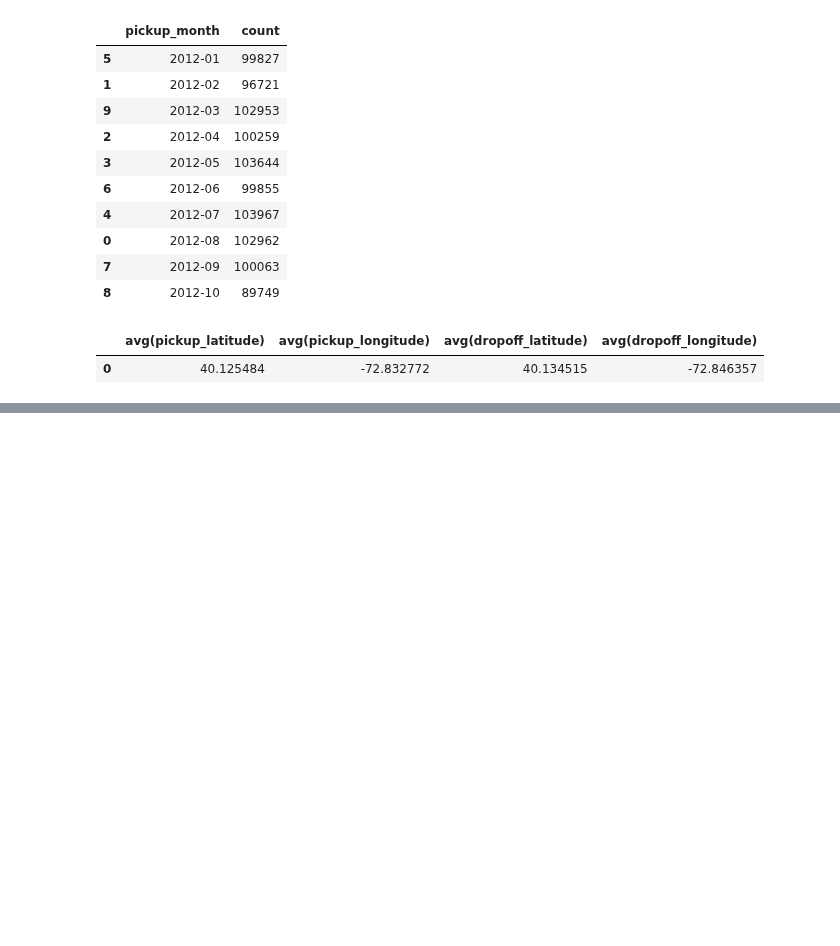
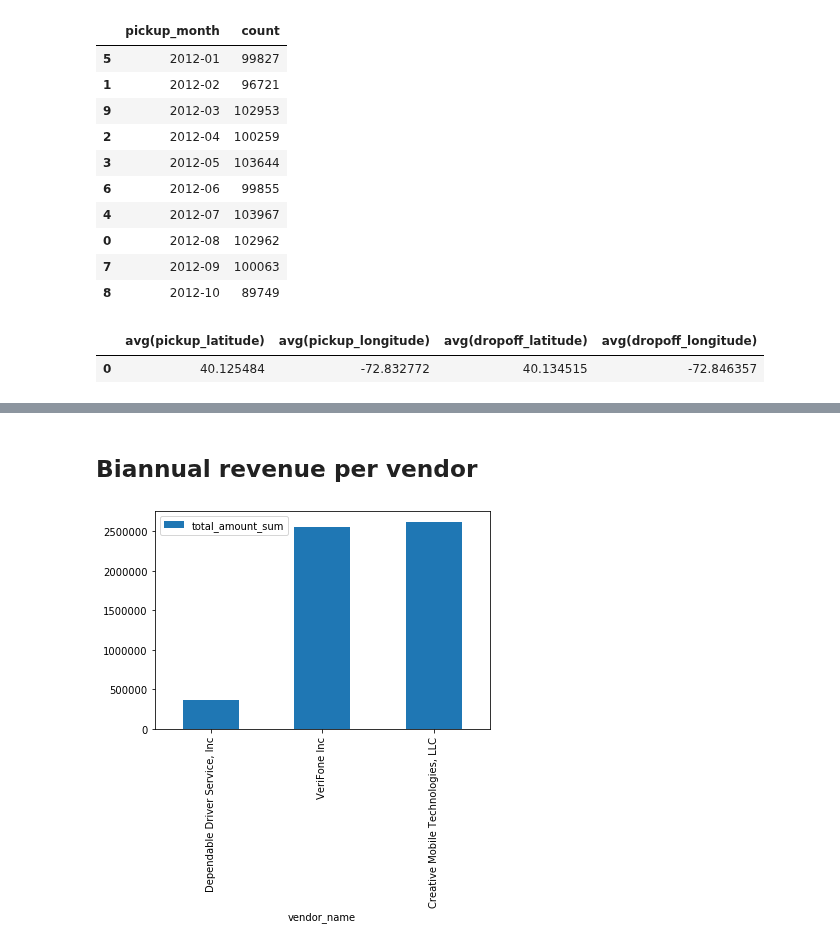
Before and after one commit to gabfr/data-engineering-nanodegree, a Jupyter notebook: explorations/nyc-taxi-challenge.ipynb, the cells around one changed output, grey strips where cells are left out. Cells and saved outputs as stored; diff of their text form; code cells hidden in the pictures; blank space fills up the shorter version.

Commit message:
studying matplotlib for the nyc taxi challenge

```diff
--- a/explorations/nyc-taxi-challenge.ipynb
+++ b/explorations/nyc-taxi-challenge.ipynb
@@ -459,0 +506,35 @@ pickup_map.save(outfile="outputs/pickups_map.html")
+# %%
+import configparser
+import psycopg2
+
+nyc_taxi_challenge_path = '../../nyc-taxi-challenge/dwh.cfg'
+
+config = configparser.ConfigParser()
+config.read(nyc_taxi_challenge_path)
+
+conn = psycopg2.connect("host={} dbname={} user={} password={} port={}".format(*config['CLUSTER'].values()))
+# %% [markdown]
+## Biannual revenue per vendor
+# %%
+import pandas.io.sql as sqlio
+import matplotlib.pyplot as plt
+
+sql_query = """
+        SELECT
+            vendor_lookups.name AS vendor_name,
+            total_amount_sum
+        FROM
+            bi_bianual_revenue_per_vendor
+            JOIN vendor_lookups ON (vendor_lookups.vendor_id = bi_bianual_revenue_per_vendor.vendor_id)
+        WHERE
+            pickup_semester = '{}-{}'
+    """.format('2011', '1')
+
+df = sqlio.read_sql_query(sql_query, conn)
+
+
+df.plot(kind='bar',y='total_amount_sum', x='vendor_name')
+
+plt.show()
+# %% [output]
+[figure, added]
```
Also changed, not shown: parts of 15 cells of this notebook.
